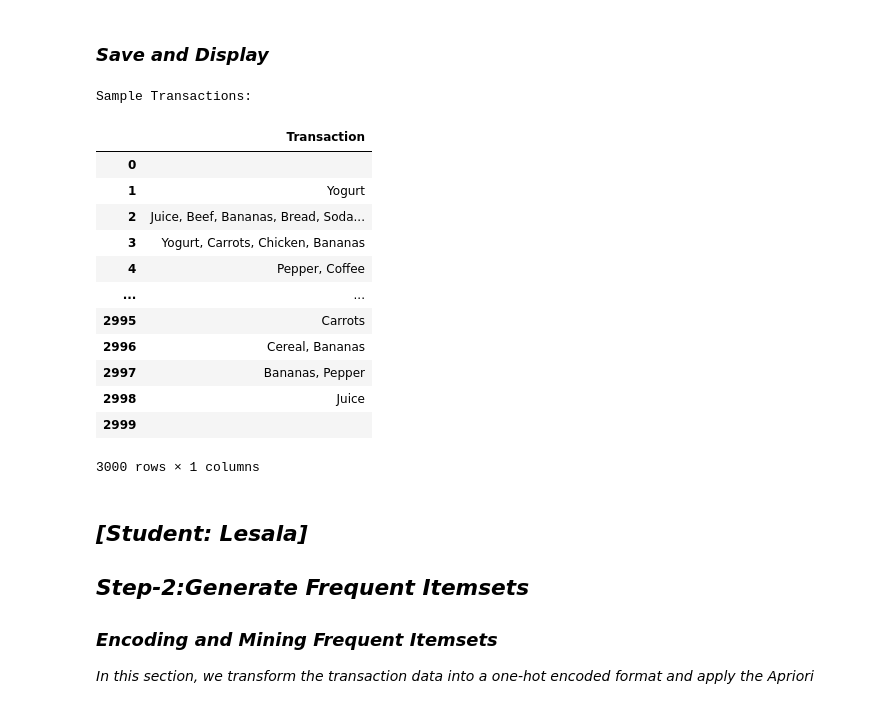
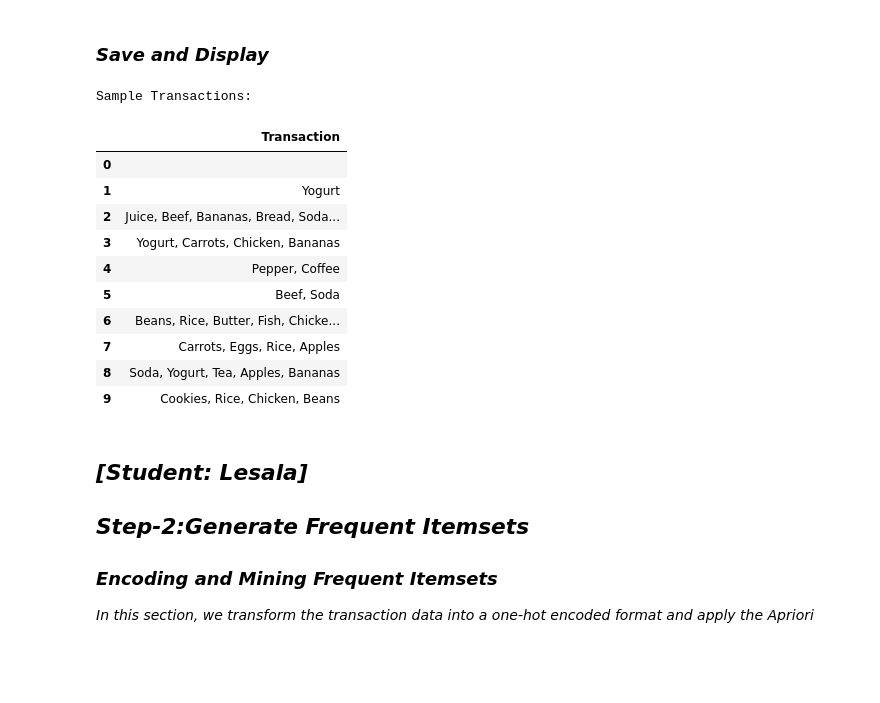
Before and after one commit to SnitTeshome/Exploring-Frequent-Itemset-Closed-vs-Maximal-in-Supermarket-Data, a Jupyter notebook: frequent_itemsets_analysis.ipynb, the cells around one changed output. Cells and saved outputs as stored; diff of their text form; code cells hidden in the pictures; blank space fills up the shorter version.

```diff
--- a/frequent_itemsets_analysis.ipynb
+++ b/frequent_itemsets_analysis.ipynb
@@ -102,34 +102,32 @@ for _ in range(num_transactions):
 # %%
 # Step 4: Save transactions to CSV
 # -------------------------------
 # Each transaction is saved as a comma-separated string in one row.
 # Useful for visual inspection or loading later.
 transaction_strings = [', '.join(t) for t in transactions]
 transactions_df = pd.DataFrame({'Transaction': transaction_strings})
 transactions_df.to_csv('supermarket_transactions.csv', index=False)
 
 
 # -------------------------------
 # Step 5: Preview the simulated data
 # -------------------------------
 # Display the first few rows to confirm structure and content.
 print("Sample Transactions:")
-transactions_df
+transactions_df.head(10)  # Display the first 10 transactions for verification
 # %% [output]
 Sample Transactions:
 |  | Transaction |
 | 0 |  |
 | 1 | Yogurt |
 | 2 | Juice, Beef, Bananas, Bread, Soda... |
 | 3 | Yogurt, Carrots, Chicken, Bananas |
 | 4 | Pepper, Coffee |
-| ... | ... |
-| 2995 | Carrots |
-| 2996 | Cereal, Bananas |
-| 2997 | Bananas, Pepper |
-| 2998 | Juice |
-| 2999 |  |
+| 5 | Beef, Soda |
+| 6 | Beans, Rice, Butter, Fish, Chicke... |
+| 7 | Carrots, Eggs, Rice, Apples |
+| 8 | Soda, Yogurt, Tea, Apples, Bananas |
+| 9 | Cookies, Rice, Chicken, Beans |
-3000 rows × 1 columns
 # %% [markdown]
 ## *[Student: Lesala]*
 
```
Also changed, not shown: parts of 2 cells of this notebook, 10 other files.
